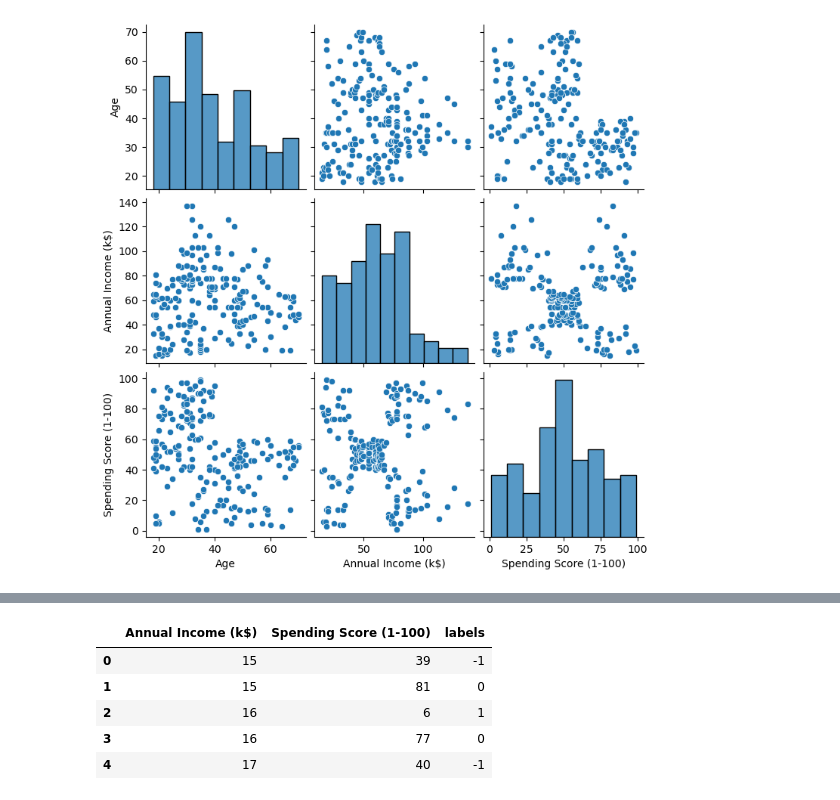
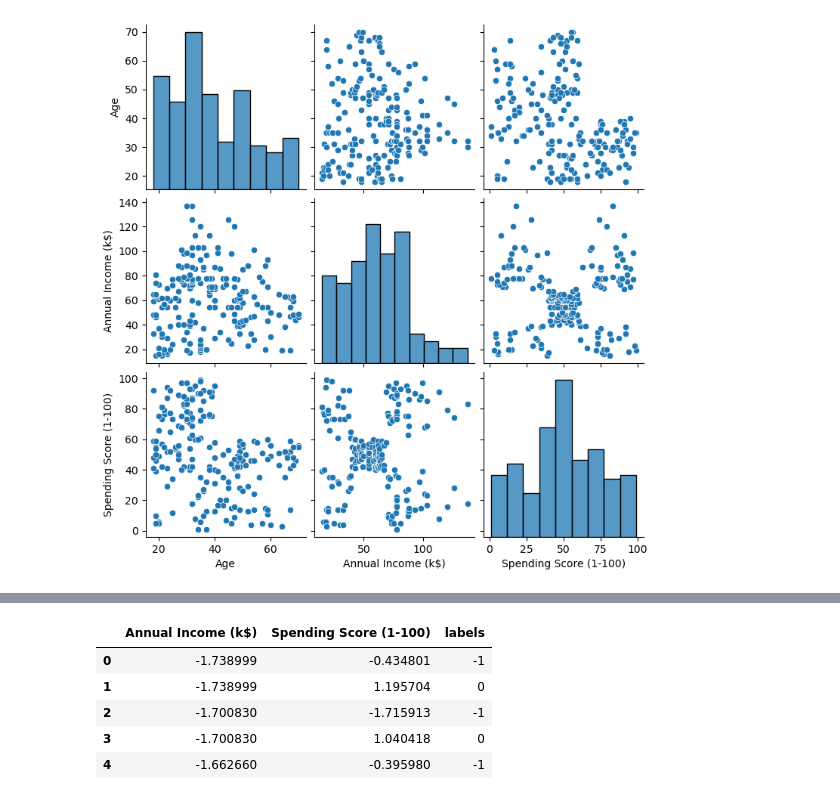
Before and after one commit to cassiasamp/logreg, a Jupyter notebook: notebooks/dbscan/dbscan.ipynb, the cells around one changed output, grey strips where cells are left out. Saved outputs shown, nothing was run; the diff lists cells and outputs as text; code cells hidden in the pictures.

```diff
--- a/notebooks/dbscan/dbscan.ipynb
+++ b/notebooks/dbscan/dbscan.ipynb
@@ -84,9 +96,10 @@ customer_data['labels'] = dbs.labels_
-# %%
-customer_data.head()
-# %% [output]
-|  | Annual Income (k$) | Spending Score (1-100) | labels |
-| 0 | 15 | 39 | -1 |
-| 1 | 15 | 81 | 0 |
-| 2 | 16 | 6 | 1 |
-| 3 | 16 | 77 | 0 |
-| 4 | 17 | 40 | -1 |
+# %%
+scaled_customer_data['labels'] = labels
+scaled_customer_data.head()
+# %% [output]
+|  | Annual Income (k$) | Spending Score (1-100) | labels |
+| 0 | -1.738999 | -0.434801 | -1 |
+| 1 | -1.738999 | 1.195704 | 0 |
+| 2 | -1.700830 | -1.715913 | -1 |
+| 3 | -1.700830 | 1.040418 | 0 |
+| 4 | -1.662660 | -0.395980 | -1 |
```
Also changed, not shown: parts of 13 cells of this notebook.
